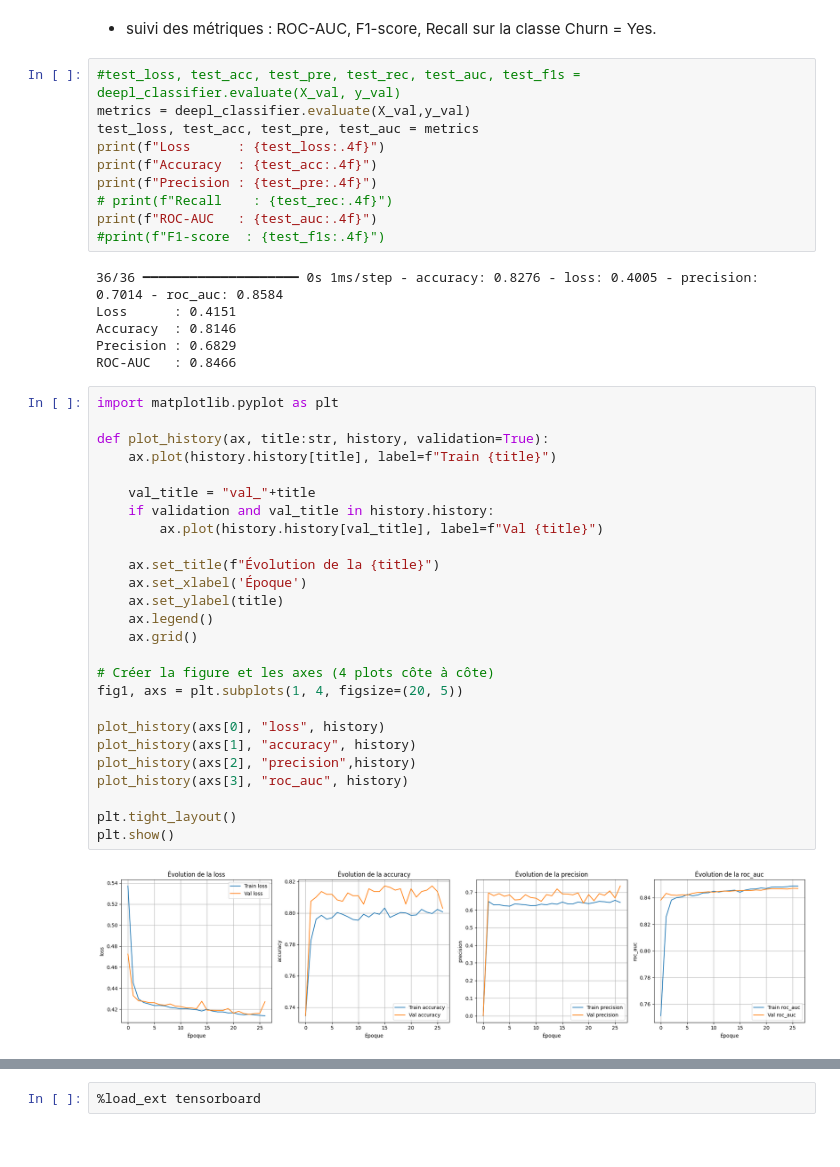
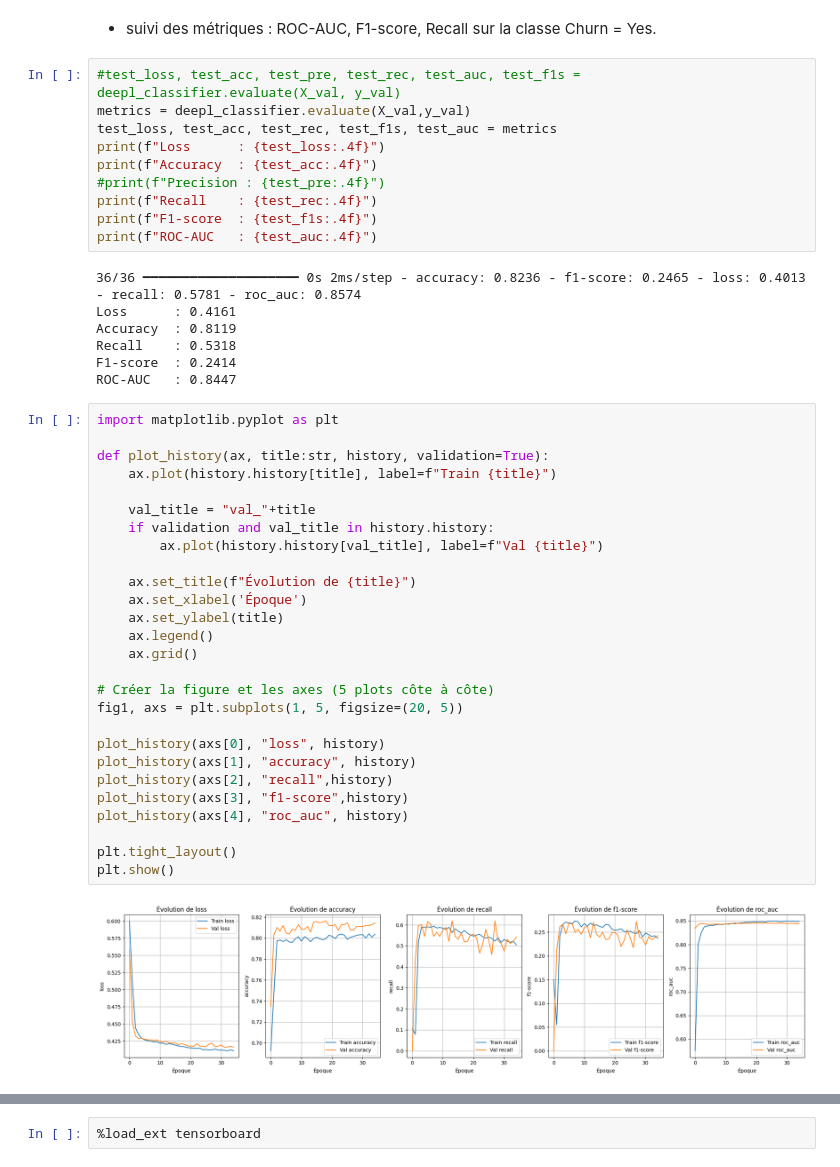
Before and after one commit to NicoCasso/ChurnPrediction, a Jupyter notebook: notebooks/niconotebook.ipynb, the cells around one changed output, grey strips where cells are left out. Cells and saved outputs as stored; diff of their text form.

```diff
--- a/notebooks/niconotebook.ipynb
+++ b/notebooks/niconotebook.ipynb
@@ -313,47 +317,49 @@ Epoch 27: val_accuracy did not improve from 0.81721
 # %%
 #test_loss, test_acc, test_pre, test_rec, test_auc, test_f1s = deepl_classifier.evaluate(X_val, y_val)
 metrics = deepl_classifier.evaluate(X_val,y_val)
-test_loss, test_acc, test_pre, test_auc = metrics
+test_loss, test_acc, test_rec, test_f1s, test_auc = metrics
 print(f"Loss      : {test_loss:.4f}")
 print(f"Accuracy  : {test_acc:.4f}")
-print(f"Precision : {test_pre:.4f}")
-# print(f"Recall    : {test_rec:.4f}")
+#print(f"Precision : {test_pre:.4f}")
+print(f"Recall    : {test_rec:.4f}")
+print(f"F1-score  : {test_f1s:.4f}")
 print(f"ROC-AUC   : {test_auc:.4f}")
-#print(f"F1-score  : {test_f1s:.4f}")
 # %% [output]
-36/36 ━━━━━━━━━━━━━━━━━━━━ 0s 1ms/step - accuracy: 0.8276 - loss: 0.4005 - precision: 0.7014 - roc_auc: 0.8584
-Loss      : 0.4151
-Accuracy  : 0.8146
-Precision : 0.6829
-ROC-AUC   : 0.8466
+36/36 ━━━━━━━━━━━━━━━━━━━━ 0s 2ms/step - accuracy: 0.8236 - f1-score: 0.2465 - loss: 0.4013 - recall: 0.5781 - roc_auc: 0.8574
+Loss      : 0.4161
+Accuracy  : 0.8119
+Recall    : 0.5318
+F1-score  : 0.2414
+ROC-AUC   : 0.8447
 # %%
 import matplotlib.pyplot as plt
 
 def plot_history(ax, title:str, history, validation=True):
     ax.plot(history.history[title], label=f"Train {title}")
 
     val_title = "val_"+title
     if validation and val_title in history.history:
         ax.plot(history.history[val_title], label=f"Val {title}")
 
-    ax.set_title(f"Évolution de la {title}")
+    ax.set_title(f"Évolution de {title}")
     ax.set_xlabel('Époque')
     ax.set_ylabel(title)
     ax.legend()
     ax.grid()
 
-# Créer la figure et les axes (4 plots côte à côte)
-fig1, axs = plt.subplots(1, 4, figsize=(20, 5))
+# Créer la figure et les axes (5 plots côte à côte)
+fig1, axs = plt.subplots(1, 5, figsize=(20, 5))
 
 plot_history(axs[0], "loss", history)
 plot_history(axs[1], "accuracy", history)
-plot_history(axs[2], "precision",history)
-plot_history(axs[3], "roc_auc", history)
+plot_history(axs[2], "recall",history)
+plot_history(axs[3], "f1-score",history)
+plot_history(axs[4], "roc_auc", history)
 
 plt.tight_layout()
 plt.show()
 # %% [output]
-[figure, old version]
+[figure, new version]
 # %%
 import seaborn as sns
 import matplotlib.pyplot as plt
```
Also changed, not shown: parts of 11 cells of this notebook, 27 other files.
